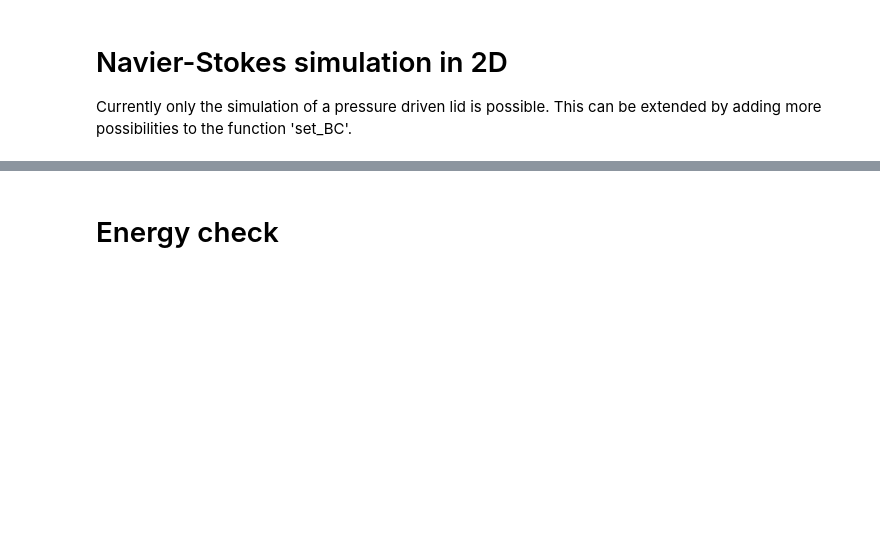
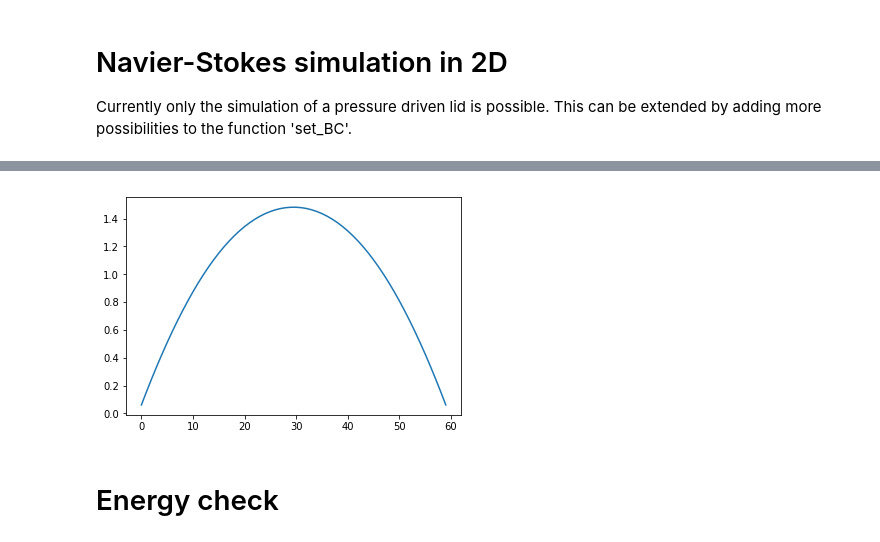
Before and after one commit to VHeusinkveld/2D_Incompressible_NV_Solver-CP4, a Jupyter notebook: Execute_simulation.ipynb, the cells around one changed output, grey strips where cells are left out. Drawn from its saved outputs; the diff is of its cells as text; code cells hidden in the pictures; blank space fills up the shorter version.

```diff
--- a/Execute_simulation.ipynb
+++ b/Execute_simulation.ipynb
@@ -167,3 +94,8 @@ Iteration number: 250
+# %%
+plt.plot(data.U[50,:])
+plt.show()
+# %% [output]
+[figure, added]
 # %% [markdown]
 # Energy check
 # %%
```
Also changed, not shown: parts of 2 cells of this notebook, 10 other files.
